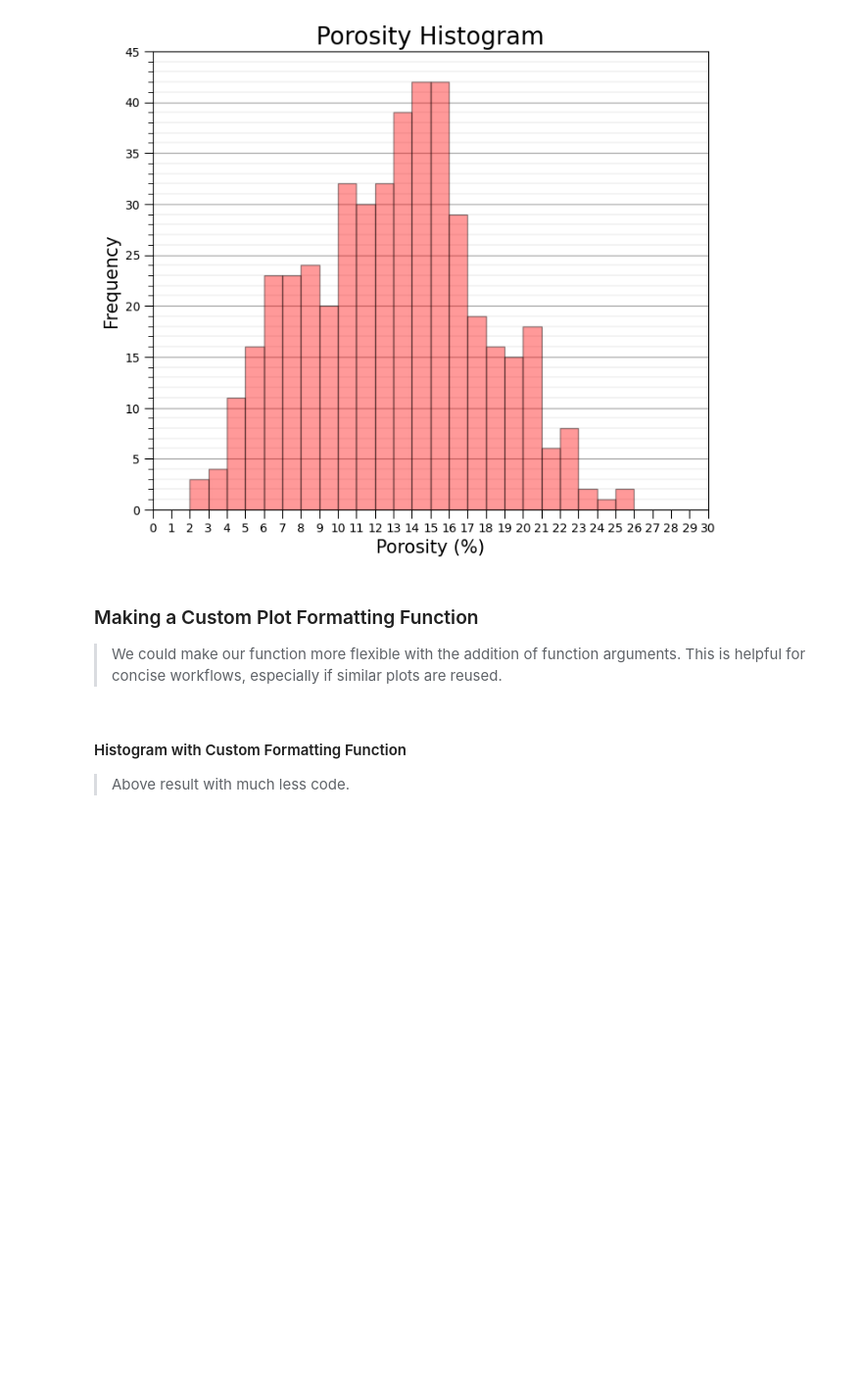
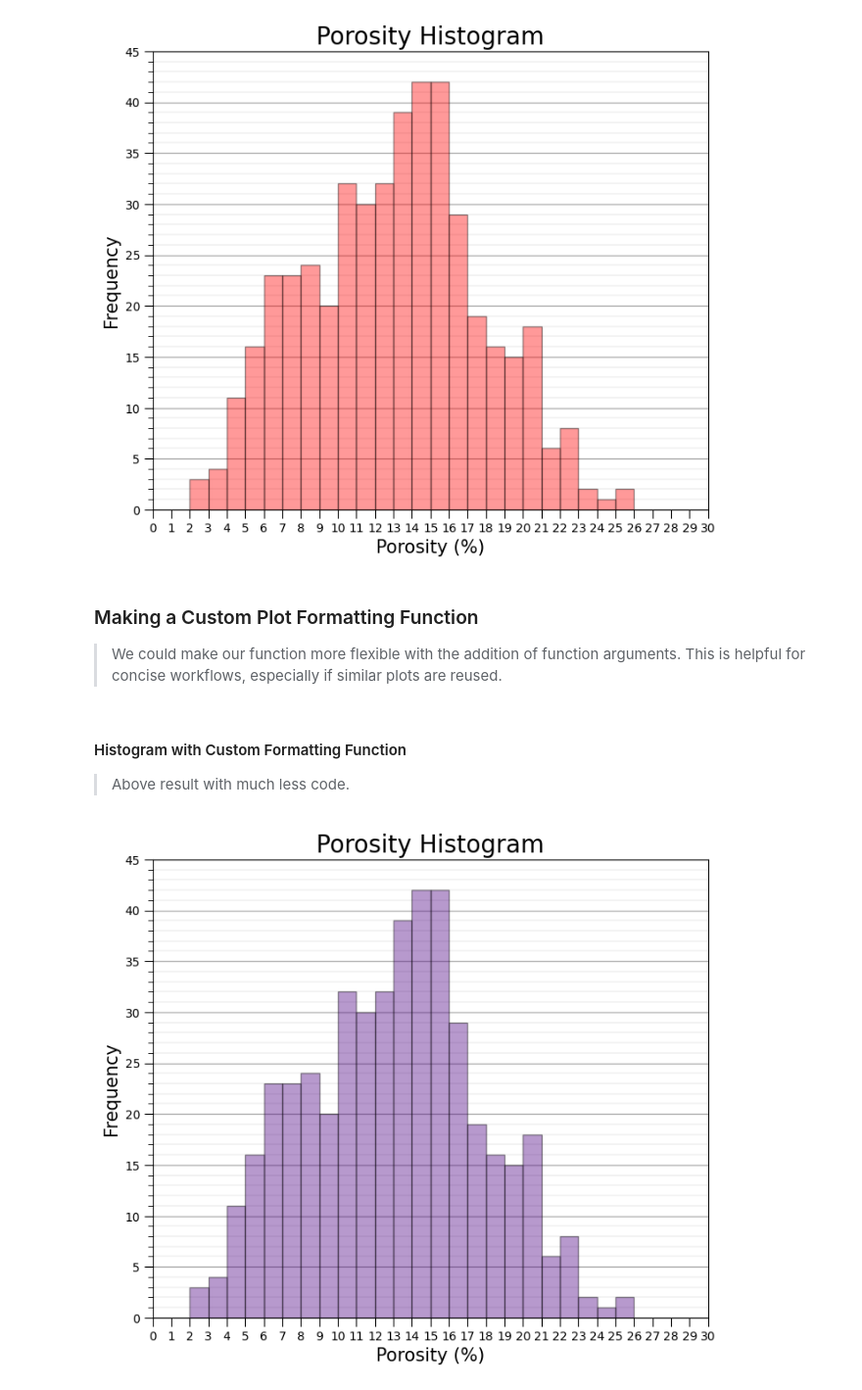
Before and after one commit to aaditya29/Quantitative-Finance-With-Python, a Jupyter notebook: 05-Data Science Basics/03-Univariate Data Visualisation/univariate.ipynb, the cells around one changed output. Shown at 98% size. Drawn from its saved outputs; the diff is of its cells as text; code cells hidden in the pictures; blank space fills up the shorter version.

Commit message:
Added Histogram with Custom Formatting Function

```diff
--- a/05-Data Science Basics/03-Univariate Data Visualisation/univariate.ipynb
+++ b/05-Data Science Basics/03-Univariate Data Visualisation/univariate.ipynb
@@ -155,3 +155,12 @@ def format_hist(): #declaring function
 #### Histogram with Custom Formatting Function
 
 > Above result with much less code.
+# %%
+plt.hist(bins=np.linspace(0, 30, 31), alpha=0.4, edgecolor='black', x=por, color='indigo')
+
+# inserting the custom plot formatting
+format_hist()
+plt.subplots_adjust(left=0.0, bottom=0.0, right=1.0, top=1.1)
+plt.show() #setting plot size
+# %% [output]
+[figure, added]
```
